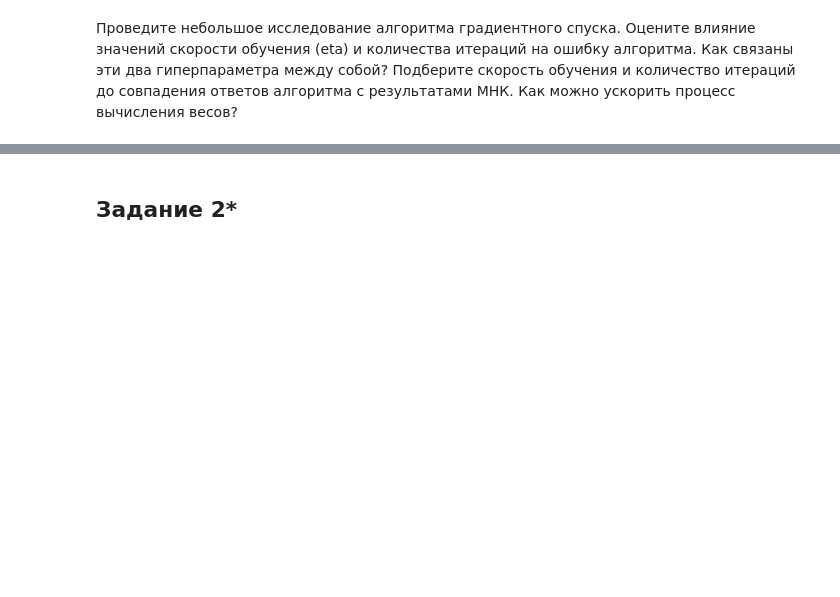
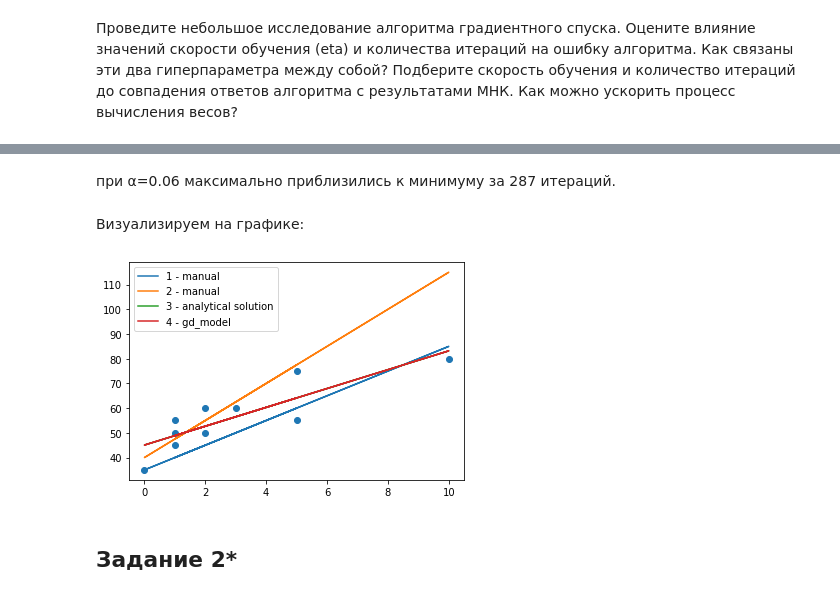
Before and after one commit to vit050587/Data-analysis, a Jupyter notebook: analytics_data.ipynb, the cells around one changed output, grey strips where cells are left out. Cells and saved outputs as stored; diff of their text form; code cells hidden in the pictures; blank space fills up the shorter version.

```diff
--- a/analytics_data.ipynb
+++ b/analytics_data.ipynb
@@ -29,0 +182,35 @@ NameError: ignored
+# %%
+def grad_desc(X, y, alpha=1e-2, verbose=False, tol=0.0):
+    '''
+
+    :param X: features array
+    :param y: target array
+    :param alpha: learning rate, float default=1e-04
+    :param verbose: prints progress and performance once in a while, bool default False
+    :param tol: when mse is not improving by at least tol, the searching stops, float default 0.0
+    :return: weights array, mse
+    '''
+    n = X.shape[1]
+    W = np.array([1, 0.5])  # задаём начальное значение весов
+    min_err = float('inf')  #начальное значение ошибки модели - бесконечность
+    n_iter = 0  # отслеживаем количество итераций
+    stop_chek = True  #будем чекать снижение ошибки
+    while stop_chek:
+        n_iter += 1
+        y_pred = W @ X
+        err = calc_mse(y, y_pred)
+        if min_err - err > tol:  # контролируем текущее значение ошибки
+            min_err = err
+        else:  # если снижение прекратилось, останавливаемся.
+            print(
+                f'Stop descent! iteration: {n_iter}, weights: {W}, mse: {min_err}')
+            stop_chek = False
+        for k in range(W.shape[0]):
+            W[k] -= alpha * (1 / n * 2 * np.sum(X[k] * (y_pred - y)))
+        if verbose:
+            if n_iter % 100 == 0:
+                print(n_iter, W, err)
+    return W, min_err
+# %%
+W_1, mse_1 = grad_desc(X, y, alpha=1e-04, verbose=True)
+W_1, mse_1
@@ -30,3 +236,17 @@ NameError: ignored
+# %% [markdown]
+при  α=0.06  максимально приблизились к минимуму за  287  итераций.
+# %% [markdown]
+Визуализируем на графике:
+# %%
+plt.scatter(X[1], y)
+plt.plot(X[1], y_pred1, label='1 - manual')
+plt.plot(X[1], y_pred2, label='2 - manual')
+plt.plot(X[1], y_pred3, label='3 - analytical solution')
+plt.plot(X[1], W_1[0] + W_1[1] * X[1], label='4 - gd_model')
+plt.legend()
+plt.show()
+# %% [output]
+[figure, added]
 # %% [markdown]
 ## Задание 2*
 # %% [markdown]
```
Also changed, not shown: parts of 46 cells of this notebook.
